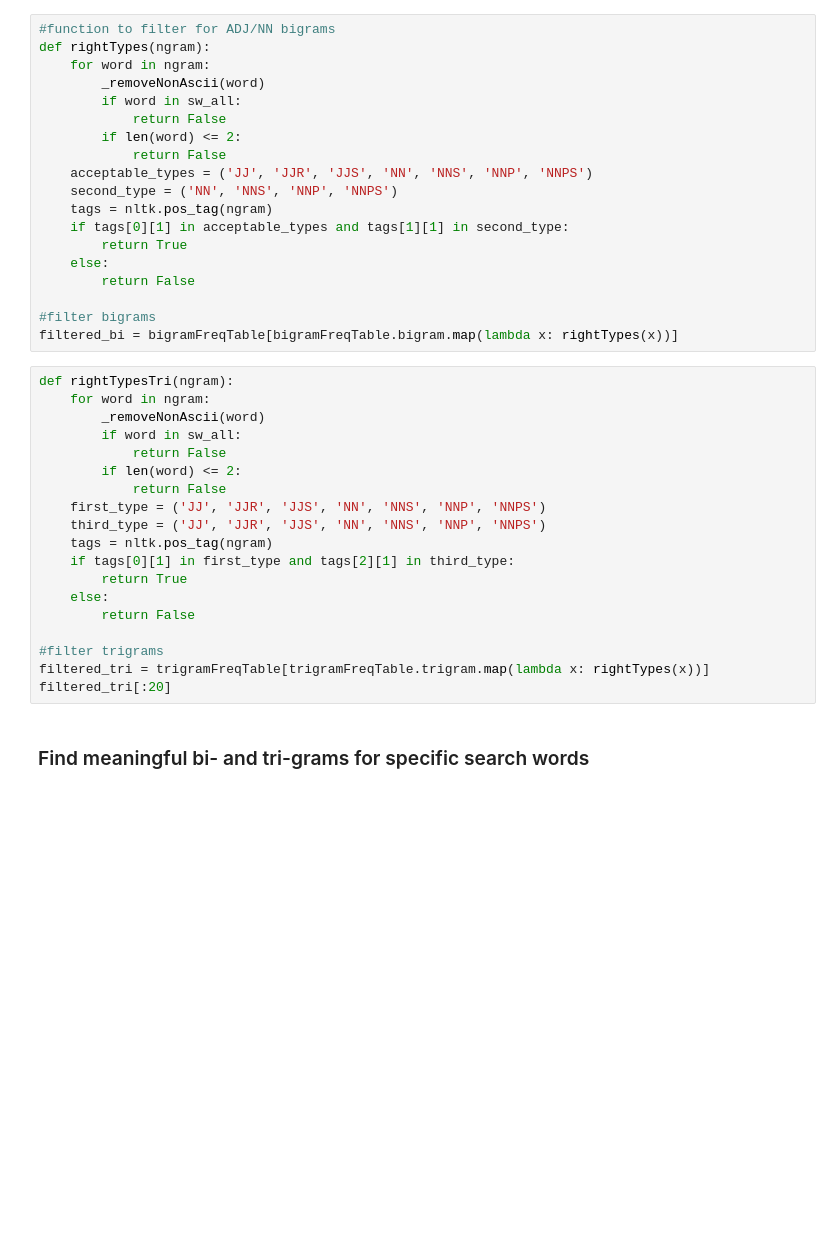
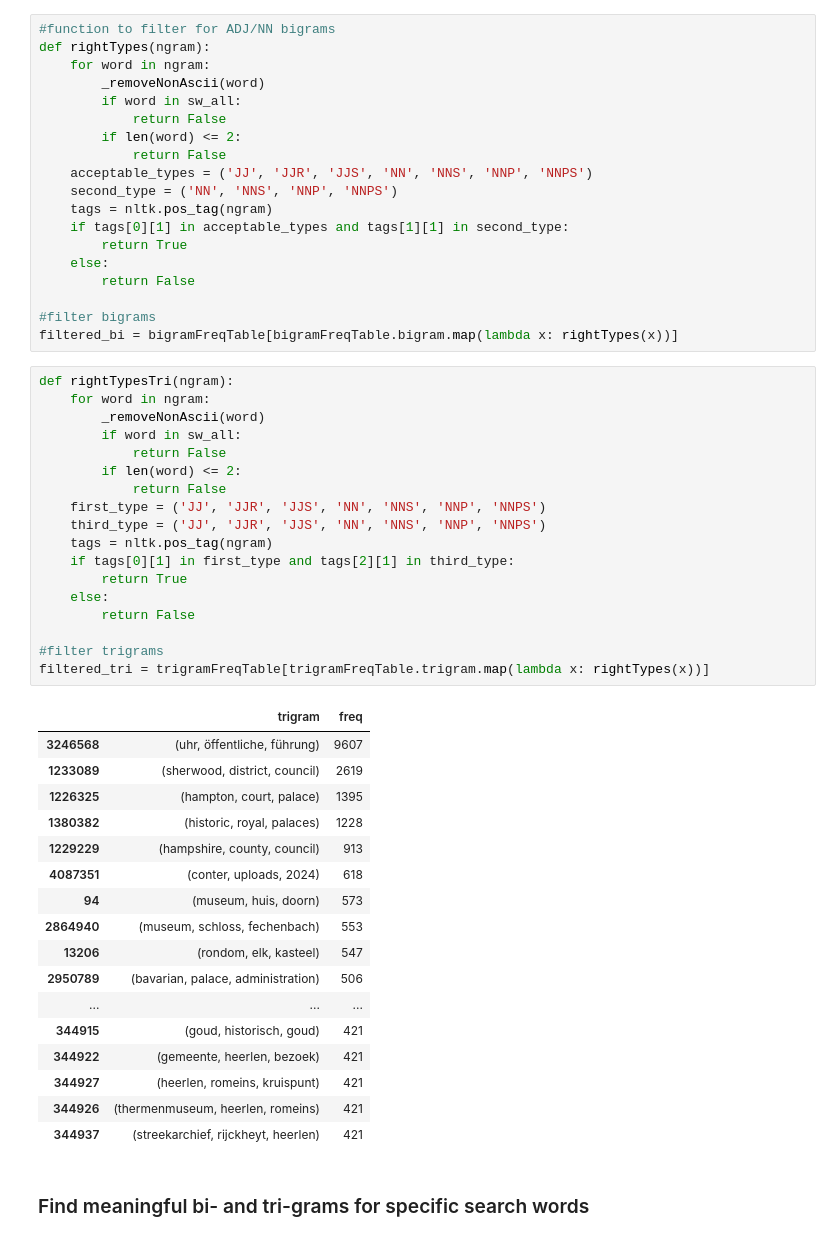
Before and after one commit to jazoza/cultural-data-analysis, a Jupyter notebook: 06_CDA_compare_cc.ipynb, the cells around one changed output. Saved outputs shown, nothing was run; the diff lists cells and outputs as text; blank space fills up the shorter version.

```diff
--- a/06_CDA_compare_cc.ipynb
+++ b/06_CDA_compare_cc.ipynb
@@ -202,22 +260,39 @@ filtered_bi = bigramFreqTable[bigramFreqTable.bigram.map(lambda x: rightTypes(x)
 # %%
 def rightTypesTri(ngram):
     for word in ngram:
         _removeNonAscii(word)
         if word in sw_all:
             return False
         if len(word) <= 2:
             return False
     first_type = ('JJ', 'JJR', 'JJS', 'NN', 'NNS', 'NNP', 'NNPS')
     third_type = ('JJ', 'JJR', 'JJS', 'NN', 'NNS', 'NNP', 'NNPS')
     tags = nltk.pos_tag(ngram)
     if tags[0][1] in first_type and tags[2][1] in third_type:
         return True
     else:
         return False
 
 #filter trigrams
 filtered_tri = trigramFreqTable[trigramFreqTable.trigram.map(lambda x: rightTypes(x))]
-filtered_tri[:20]
+# %% [output]
+|  | trigram | freq |
+| 3246568 | (uhr, öffentliche, führung) | 9607 |
+| 1233089 | (sherwood, district, council) | 2619 |
+| 1226325 | (hampton, court, palace) | 1395 |
+| 1380382 | (historic, royal, palaces) | 1228 |
+| 1229229 | (hampshire, county, council) | 913 |
+| 4087351 | (conter, uploads, 2024) | 618 |
+| 94 | (museum, huis, doorn) | 573 |
+| 2864940 | (museum, schloss, fechenbach) | 553 |
+| 13206 | (rondom, elk, kasteel) | 547 |
+| 2950789 | (bavarian, palace, administration) | 506 |
+| ... | ... | ... |
+| 344915 | (goud, historisch, goud) | 421 |
+| 344922 | (gemeente, heerlen, bezoek) | 421 |
+| 344927 | (heerlen, romeins, kruispunt) | 421 |
+| 344926 | (thermenmuseum, heerlen, romeins) | 421 |
+| 344937 | (streekarchief, rijckheyt, heerlen) | 421 |
 # %% [markdown]
 ### Find meaningful bi- and tri-grams for specific search words
 # %%
```
Also changed, not shown: parts of 11 cells of this notebook.
